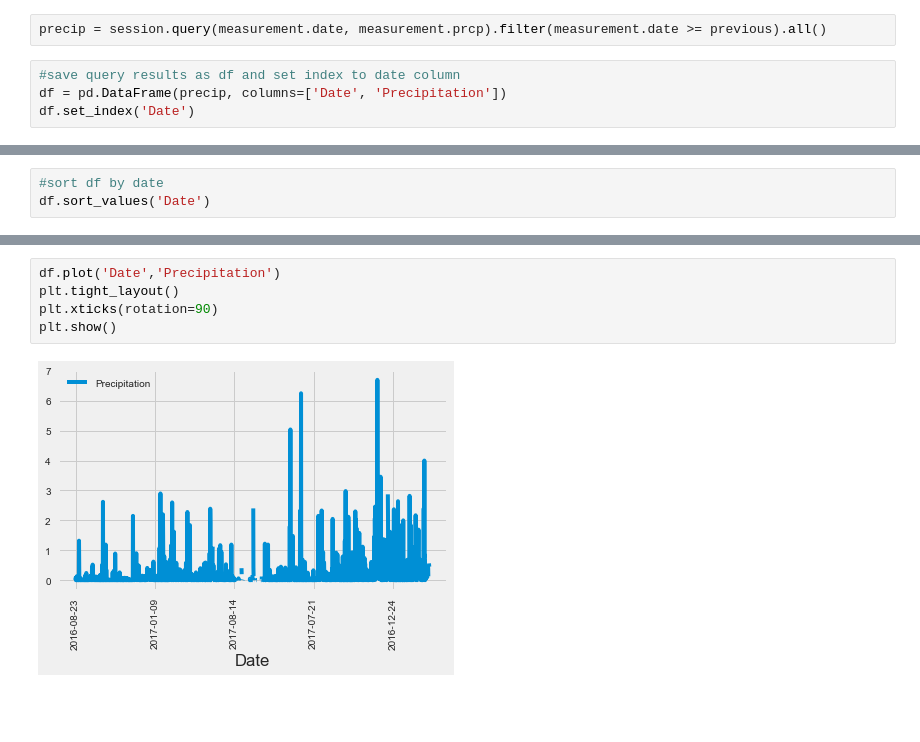
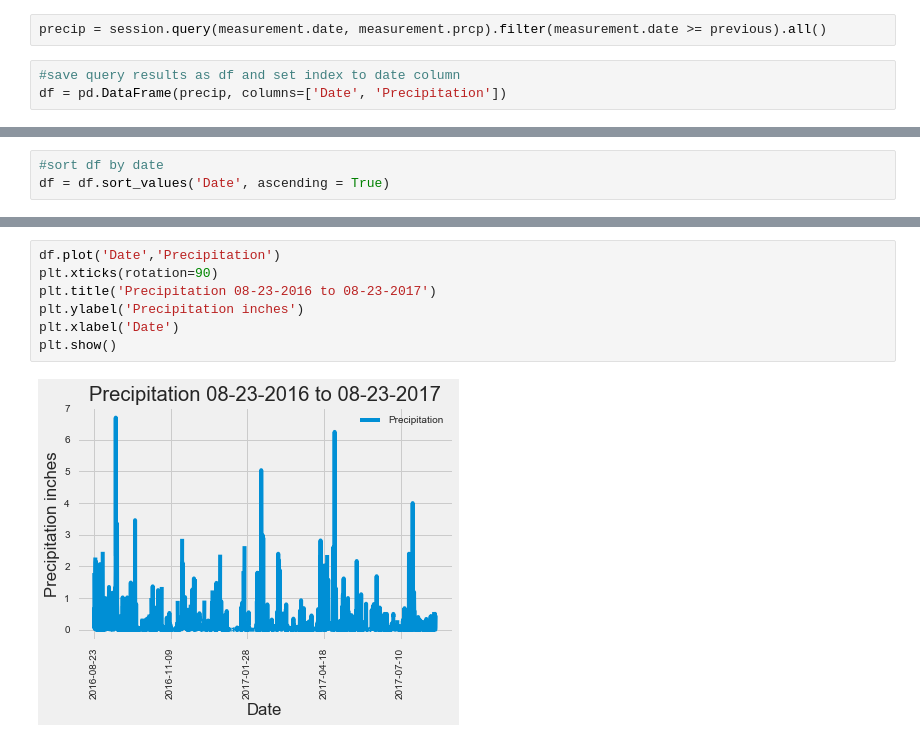
Before and after one commit to spennington1394/sqlalchemy-challenge, a Jupyter notebook: app.py.ipynb, the cells around one changed output, grey strips where cells are left out. Drawn from its saved outputs; the diff is of its cells as text; blank space fills up the shorter version.

Commit message:
graph
graph fixed to reflect same image as instructions

```diff
--- a/app.py.ipynb
+++ b/app.py.ipynb
@@ -79,4 +79,3 @@ precip = session.query(measurement.date, measurement.prcp).filter(measurement.da
 # %%
 #save query results as df and set index to date column
 df = pd.DataFrame(precip, columns=['Date', 'Precipitation'])
-df.set_index('Date')
@@ -98,3 +82,3 @@ df.set_index('Date')
 # %%
 #sort df by date
-df.sort_values('Date')
+df = df.sort_values('Date', ascending = True)
@@ -115,7 +85,9 @@ df.sort_values('Date')
 # %%
 df.plot('Date','Precipitation')
-plt.tight_layout()
 plt.xticks(rotation=90)
+plt.title('Precipitation 08-23-2016 to 08-23-2017')
+plt.ylabel('Precipitation inches')
+plt.xlabel('Date')
 plt.show()
 # %% [output]
-[figure, old version]
+[figure, new version]
```
Also changed, not shown: parts of 2 cells of this notebook.
